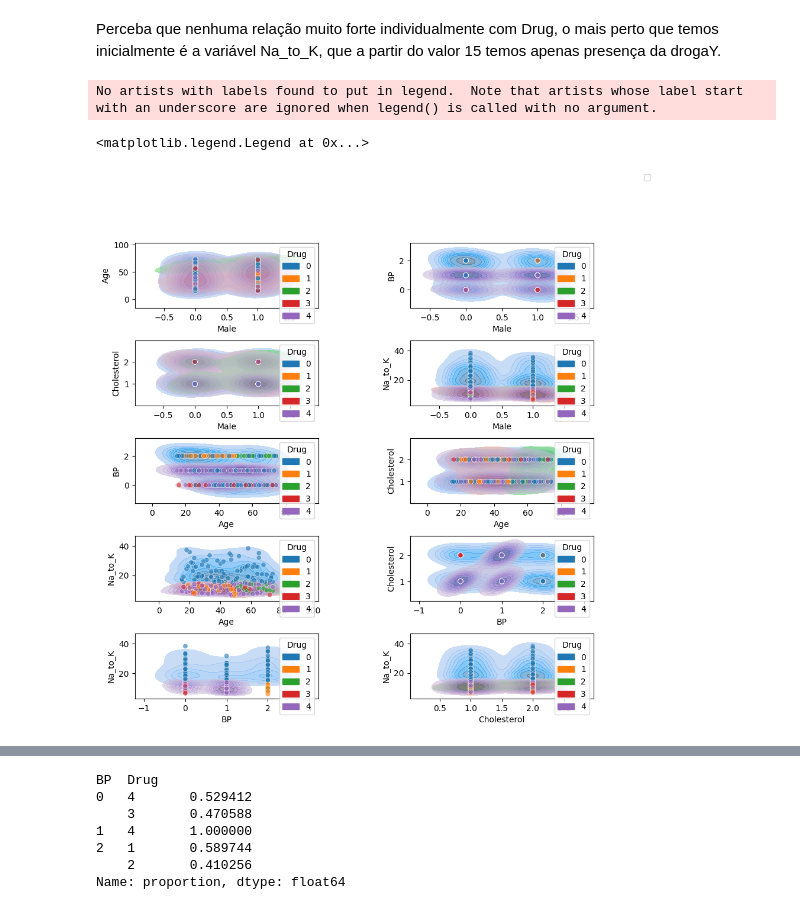
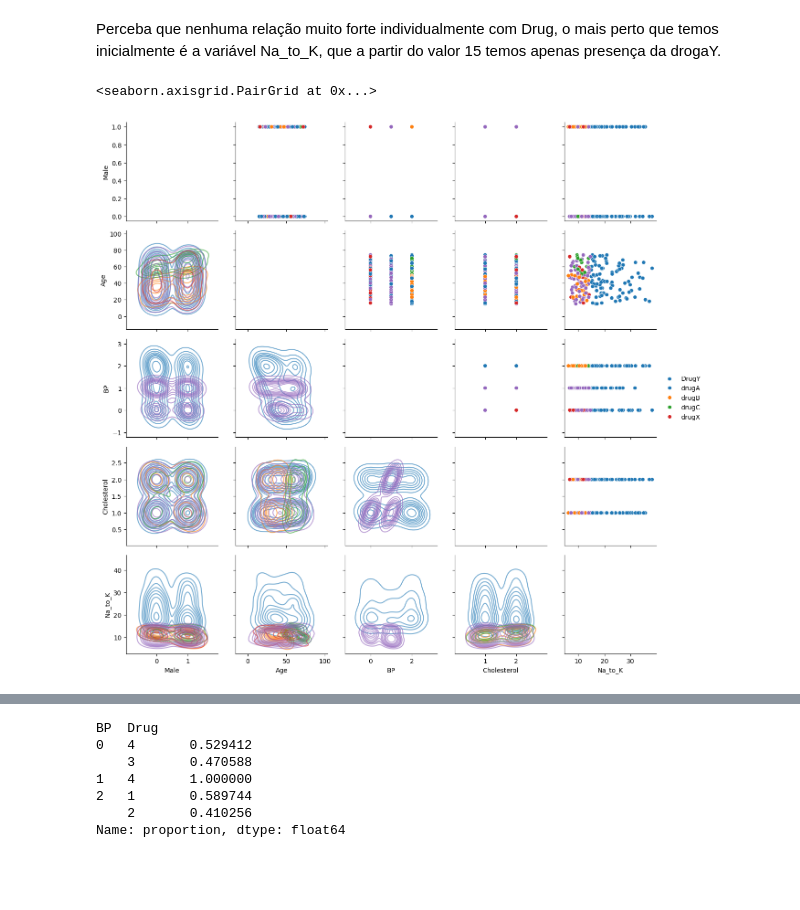
Before and after one commit to MarcioB1999/classificador_drogas, a Jupyter notebook: Classificação_Drug.ipynb, the cells around one changed output, grey strips where cells are left out. Saved outputs shown, nothing was run; the diff lists cells and outputs as text; code cells hidden in the pictures; blank space fills up the shorter version.

```diff
--- a/Classificação_Drug.ipynb
+++ b/Classificação_Drug.ipynb
@@ -186,26 +193,12 @@ sns.scatterplot(data=df, x='Na_to_K', y='Drug')
 # %% [markdown]
 Perceba que nenhuma relação muito forte individualmente com Drug, o mais perto que temos inicialmente é a variável Na_to_K, que a partir do valor 15 temos apenas presença da drogaY.
-# %%
-columns = ['Male','Age','BP','Cholesterol','Na_to_K']
-
-fig=plt.figure(figsize=(10,10))
-plt.subplots_adjust(wspace=0.5, hspace=0.5)
-
-indice = 1
-for i in range(len(columns)):
-    for j in range(i+1,len(columns)):
-        fig.add_subplot(5,2,indice)
-        sns.kdeplot(data=df, x=columns[i], y=columns[j], hue='Drug',
-                    fill=True,warn_singular=False,alpha=.6,palette=sns.color_palette("tab10"))
-        sns.scatterplot(data=df, x=columns[i], y=columns[j], hue='Drug',
-                        palette=sns.color_palette("tab10"),legend=False,alpha=.6)
-
-        indice = indice+1
-
-
-fig.legend()
-# %% [output]
-No artists with labels found to put in legend.  Note that artists whose label start with an underscore are ignored when legend() is called with no argument.
-<matplotlib.legend.Legend at 0x...>
-[figure, removed]
+# %%
+g = sns.PairGrid(df.drop('Female',axis=1), hue='Drug', palette=sns.color_palette("tab10"))
+
+g.map_lower(sns.kdeplot, warn_singular=False, alpha=.6)
+g.map_upper(sns.scatterplot)
+g.add_legend(title="", adjust_subtitles=True, labels=['DrugY','drugA', 'drugB', 'drugC','drugX'])
+# %% [output]
+<seaborn.axisgrid.PairGrid at 0x...>
+[figure, added]
 # %% [markdown]
```
Also changed, not shown: parts of 20 cells of this notebook.
